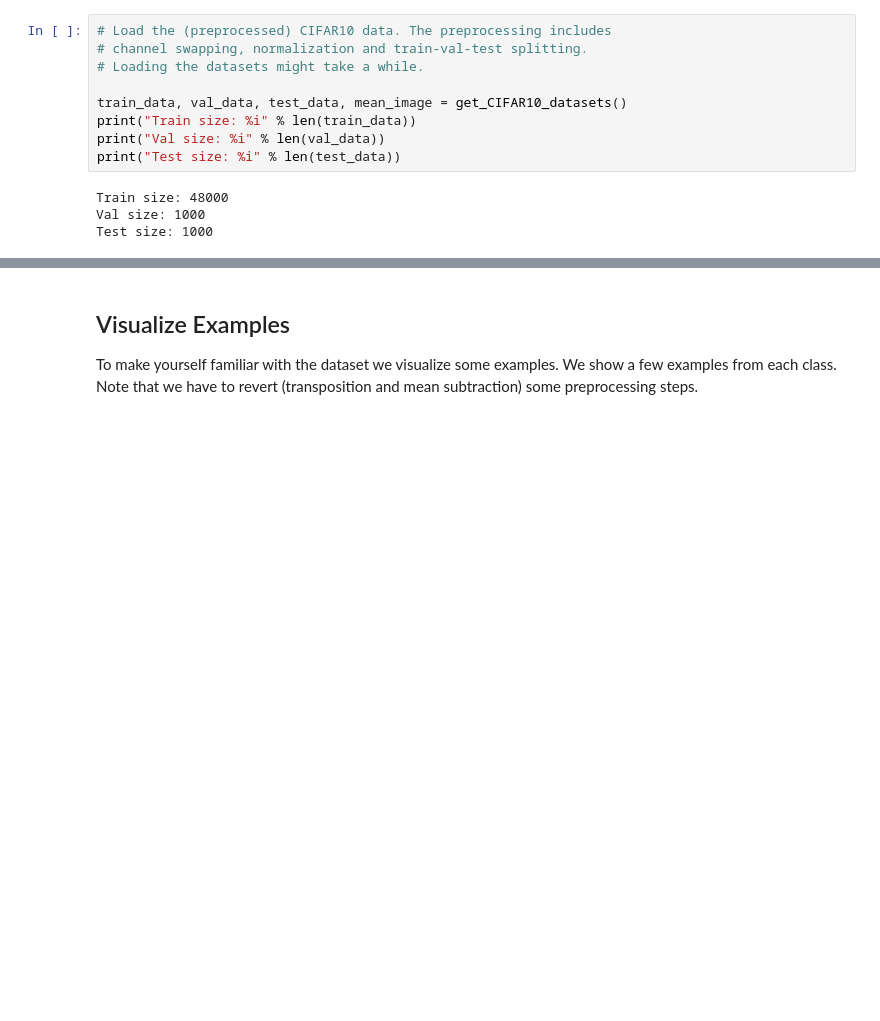
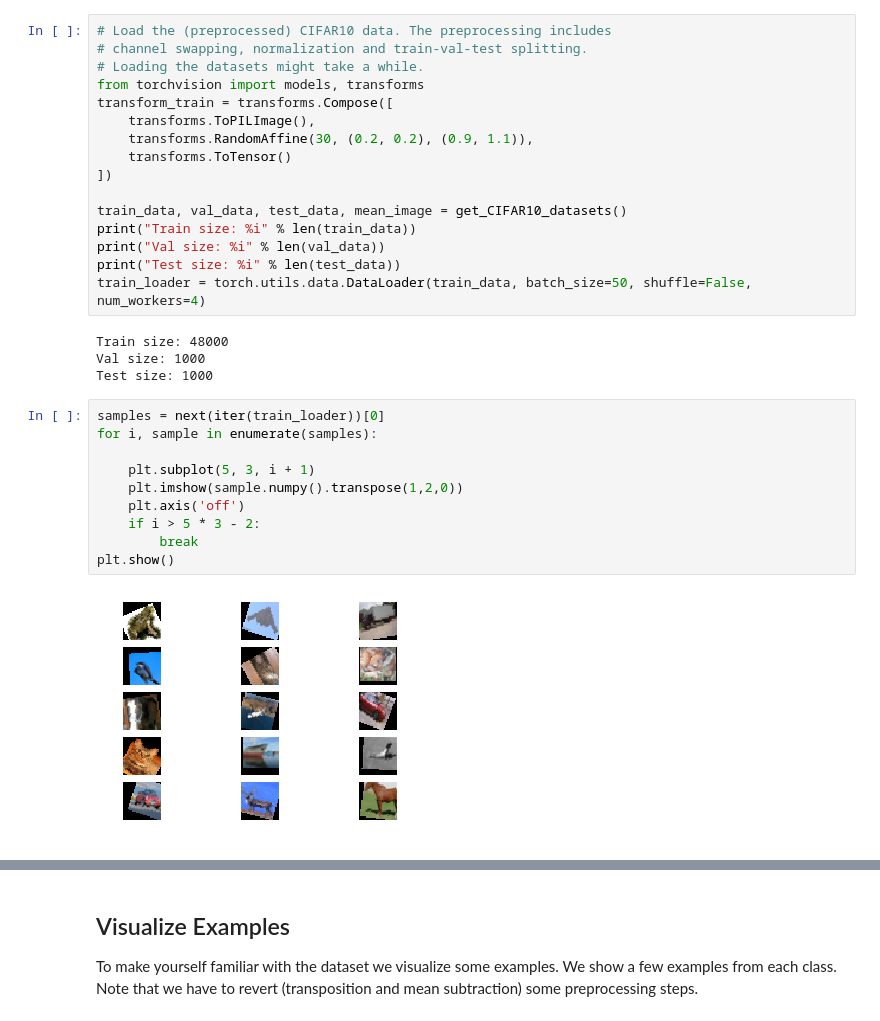
Before and after one commit to cornerfarmer/i2dl, a Jupyter notebook: exercise_3/1_classification_cnn.ipynb, the cells around one changed output, grey strips where cells are left out. Cells and saved outputs as stored; diff of their text form; blank space fills up the shorter version.

Commit message:
Adds data augmentation

```diff
--- a/exercise_3/1_classification_cnn.ipynb
+++ b/exercise_3/1_classification_cnn.ipynb
@@ -43,12 +43,31 @@ The `num_workers` argument of the `DataLoader` class allows you to preprocess da
 # Load the (preprocessed) CIFAR10 data. The preprocessing includes
 # channel swapping, normalization and train-val-test splitting.
 # Loading the datasets might take a while.
+from torchvision import models, transforms
+transform_train = transforms.Compose([
+    transforms.ToPILImage(),
+    transforms.RandomAffine(30, (0.2, 0.2), (0.9, 1.1)),
+    transforms.ToTensor()
+])
 
 train_data, val_data, test_data, mean_image = get_CIFAR10_datasets()
 print("Train size: %i" % len(train_data))
 print("Val size: %i" % len(val_data))
 print("Test size: %i" % len(test_data))
+train_loader = torch.utils.data.DataLoader(train_data, batch_size=50, shuffle=False, num_workers=4)
 # %% [output]
 Train size: 48000
 Val size: 1000
 Test size: 1000
+# %%
+samples = next(iter(train_loader))[0]
+for i, sample in enumerate(samples):
+
+    plt.subplot(5, 3, i + 1)
+    plt.imshow(sample.numpy().transpose(1,2,0))
+    plt.axis('off')
+    if i > 5 * 3 - 2:
+        break
+plt.show()
+# %% [output]
+[figure, added]
```
Also changed, not shown: parts of 1 cell of this notebook, 4 other files.
